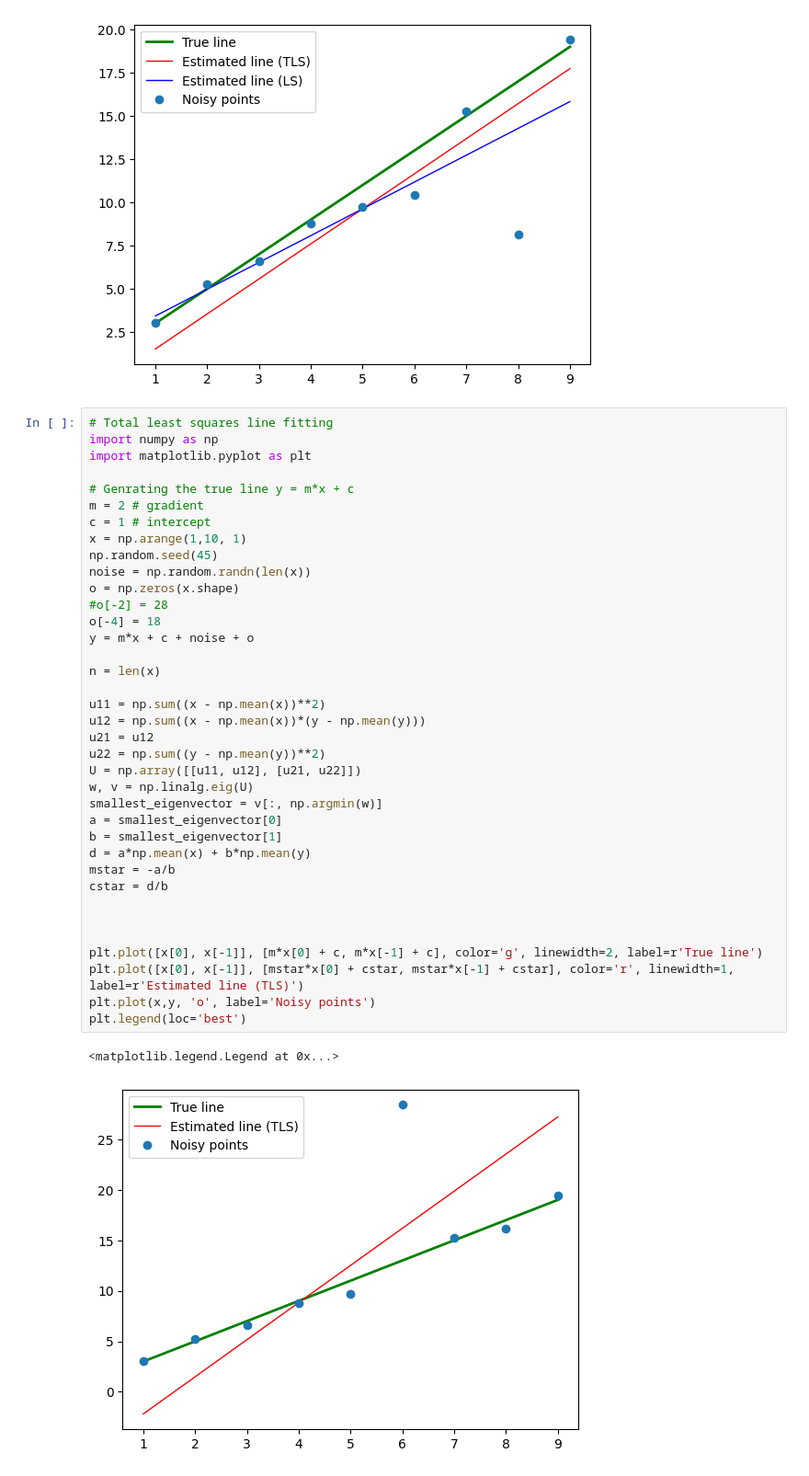
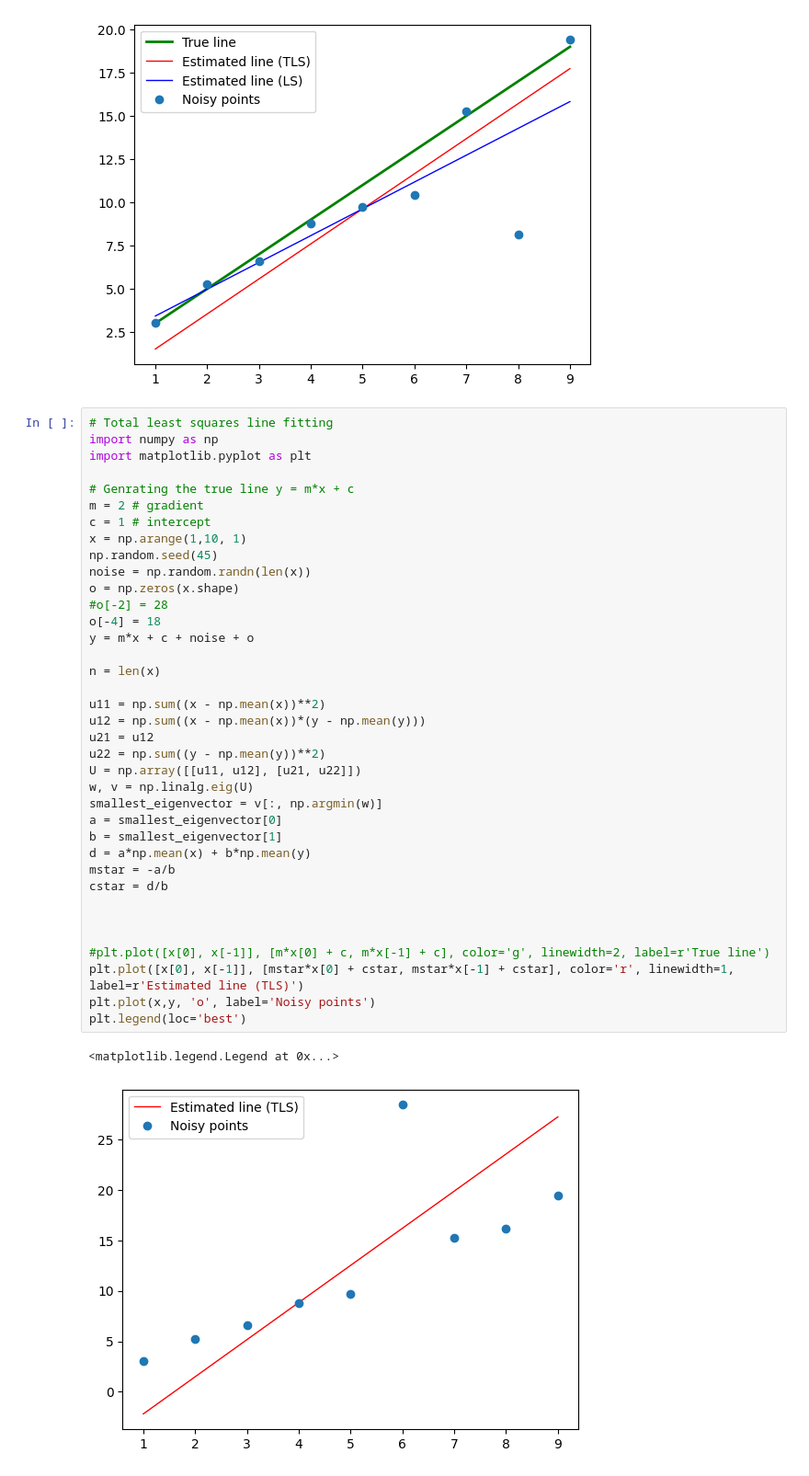
Before and after one commit to Abs-30/ImageProcessingAssignment, a Jupyter notebook: AssignmentFitting/Examples/LS_TLS.ipynb, the cells around one changed output. Shown at 92% size. Saved outputs shown, nothing was run; the diff lists cells and outputs as text.

```diff
--- a/AssignmentFitting/Examples/LS_TLS.ipynb
+++ b/AssignmentFitting/Examples/LS_TLS.ipynb
@@ -86,32 +86,32 @@ c = 1 # intercept
 x = np.arange(1,10, 1)
 np.random.seed(45)
 noise = np.random.randn(len(x))
 o = np.zeros(x.shape)
 #o[-2] = 28
 o[-4] = 18
 y = m*x + c + noise + o
 
 n = len(x)
 
 u11 = np.sum((x - np.mean(x))**2)
 u12 = np.sum((x - np.mean(x))*(y - np.mean(y)))
 u21 = u12
 u22 = np.sum((y - np.mean(y))**2)
 U = np.array([[u11, u12], [u21, u22]])
 w, v = np.linalg.eig(U)
 smallest_eigenvector = v[:, np.argmin(w)]
 a = smallest_eigenvector[0]
 b = smallest_eigenvector[1]
 d = a*np.mean(x) + b*np.mean(y)
 mstar = -a/b
 cstar = d/b
 
 
 
-plt.plot([x[0], x[-1]], [m*x[0] + c, m*x[-1] + c], color='g', linewidth=2, label=r'True line')
+#plt.plot([x[0], x[-1]], [m*x[0] + c, m*x[-1] + c], color='g', linewidth=2, label=r'True line')
 plt.plot([x[0], x[-1]], [mstar*x[0] + cstar, mstar*x[-1] + cstar], color='r', linewidth=1, label=r'Estimated line (TLS)')
 plt.plot(x,y, 'o', label='Noisy points')
 plt.legend(loc='best')
 # %% [output]
 <matplotlib.legend.Legend at 0x...>
-[figure, old version]
+[figure, new version]
```
Also changed, not shown: 5 other files.
